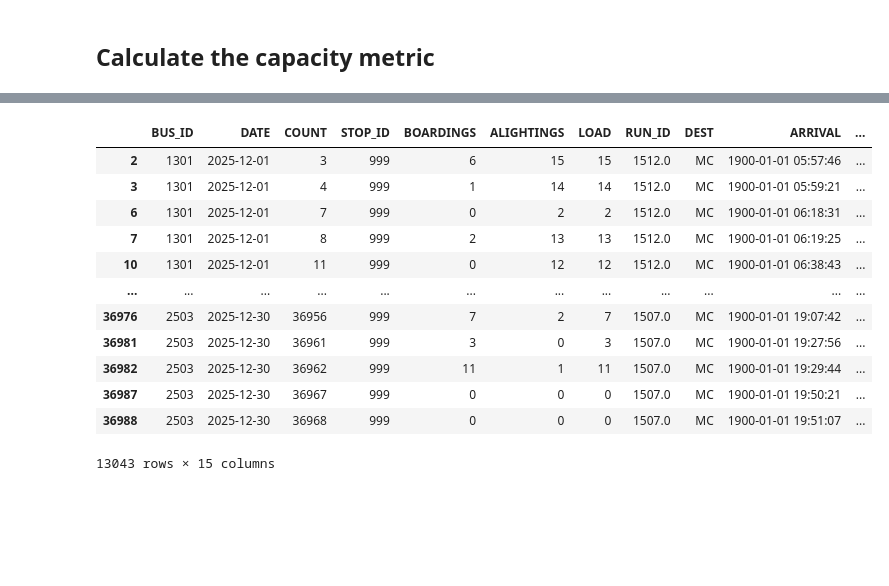
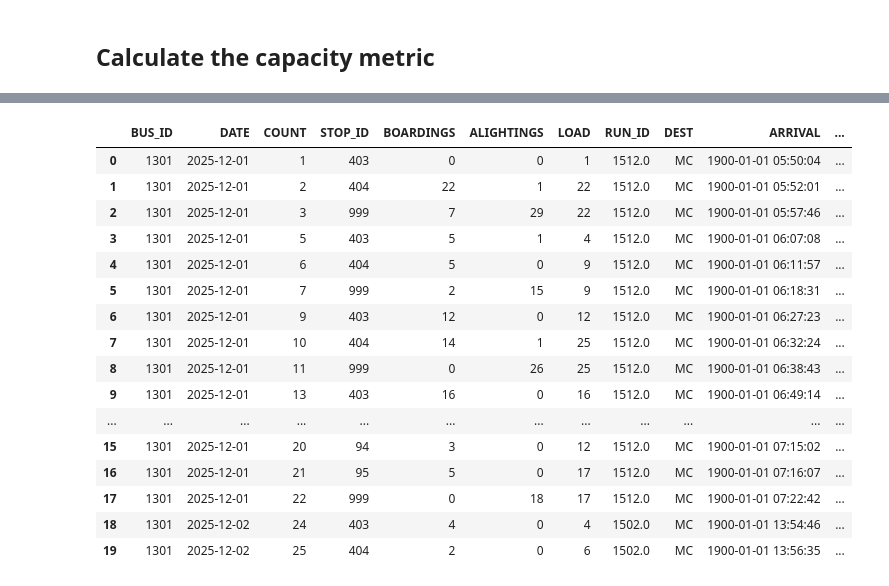
Before and after one commit to morgan1461/WMC-dashboard, a Jupyter notebook: main.ipynb, the cells around one changed output, grey strips where cells are left out. Drawn from its saved outputs; the diff is of its cells as text; code cells hidden in the pictures; blank space fills up the shorter version.

Commit message:
Fix: capacity metric now accurately should calculate based on combined UH and Doan stops

```diff
--- a/main.ipynb
+++ b/main.ipynb
@@ -616,8 +619,6 @@ def combine_uh_doan_stops(df, max_gap_minutes = 5):
 
 #mc_rider = combine_uh_doan_stops(mc_busstate_consolidated)
 # %%
-subset_mc_busstate_consolidated = mc_busstate_consolidated.head(50)
-
-subset_mc_busstate_consolidated
-
-mc_rider = combine_uh_doan_stops(subset_mc_busstate_consolidated)
+mc_rider = combine_uh_doan_stops(mc_busstate_consolidated)
+mc_rider_combined_stop = mc_rider.loc[mc_rider['STOP_ID'] == 999].copy()
+mc_rider_combined_stop
@@ -624,19 +676,20 @@ mc_rider = combine_uh_doan_stops(subset_mc_busstate_consolidated)
 # %%
-# Filtering for combined stop of UH and Doan for ridership
-mc_rider_combined_stop = mc_rider[mc_rider['STOP_ID'] == 999]
-# overwrite existing load col with the max load
-# need to find a way to combine the boarding and alightings for each individual bus across stop 401 and 37...
+mc_rider.head(20)
 # %% [output]
 |  | BUS_ID | DATE | COUNT | STOP_ID | BOARDINGS | ALIGHTINGS | LOAD | RUN_ID | DEST | ARRIVAL | ... |
-| 2 | 1301 | 2025-12-01 | 3 | 999 | 6 | 15 | 15 | 1512.0 | MC | 1900-01-01 05:57:46 | ... |
-| 3 | 1301 | 2025-12-01 | 4 | 999 | 1 | 14 | 14 | 1512.0 | MC | 1900-01-01 05:59:21 | ... |
-| 6 | 1301 | 2025-12-01 | 7 | 999 | 0 | 2 | 2 | 1512.0 | MC | 1900-01-01 06:18:31 | ... |
-| 7 | 1301 | 2025-12-01 | 8 | 999 | 2 | 13 | 13 | 1512.0 | MC | 1900-01-01 06:19:25 | ... |
-| 10 | 1301 | 2025-12-01 | 11 | 999 | 0 | 12 | 12 | 1512.0 | MC | 1900-01-01 06:38:43 | ... |
+| 0 | 1301 | 2025-12-01 | 1 | 403 | 0 | 0 | 1 | 1512.0 | MC | 1900-01-01 05:50:04 | ... |
+| 1 | 1301 | 2025-12-01 | 2 | 404 | 22 | 1 | 22 | 1512.0 | MC | 1900-01-01 05:52:01 | ... |
+| 2 | 1301 | 2025-12-01 | 3 | 999 | 7 | 29 | 22 | 1512.0 | MC | 1900-01-01 05:57:46 | ... |
+| 3 | 1301 | 2025-12-01 | 5 | 403 | 5 | 1 | 4 | 1512.0 | MC | 1900-01-01 06:07:08 | ... |
+| 4 | 1301 | 2025-12-01 | 6 | 404 | 5 | 0 | 9 | 1512.0 | MC | 1900-01-01 06:11:57 | ... |
+| 5 | 1301 | 2025-12-01 | 7 | 999 | 2 | 15 | 9 | 1512.0 | MC | 1900-01-01 06:18:31 | ... |
+| 6 | 1301 | 2025-12-01 | 9 | 403 | 12 | 0 | 12 | 1512.0 | MC | 1900-01-01 06:27:23 | ... |
+| 7 | 1301 | 2025-12-01 | 10 | 404 | 14 | 1 | 25 | 1512.0 | MC | 1900-01-01 06:32:24 | ... |
+| 8 | 1301 | 2025-12-01 | 11 | 999 | 0 | 26 | 25 | 1512.0 | MC | 1900-01-01 06:38:43 | ... |
+| 9 | 1301 | 2025-12-01 | 13 | 403 | 16 | 0 | 16 | 1512.0 | MC | 1900-01-01 06:49:14 | ... |
 | ... | ... | ... | ... | ... | ... | ... | ... | ... | ... | ... | ... |
-| 36976 | 2503 | 2025-12-30 | 36956 | 999 | 7 | 2 | 7 | 1507.0 | MC | 1900-01-01 19:07:42 | ... |
-| 36981 | 2503 | 2025-12-30 | 36961 | 999 | 3 | 0 | 3 | 1507.0 | MC | 1900-01-01 19:27:56 | ... |
-| 36982 | 2503 | 2025-12-30 | 36962 | 999 | 11 | 1 | 11 | 1507.0 | MC | 1900-01-01 19:29:44 | ... |
-| 36987 | 2503 | 2025-12-30 | 36967 | 999 | 0 | 0 | 0 | 1507.0 | MC | 1900-01-01 19:50:21 | ... |
-| 36988 | 2503 | 2025-12-30 | 36968 | 999 | 0 | 0 | 0 | 1507.0 | MC | 1900-01-01 19:51:07 | ... |
+| 15 | 1301 | 2025-12-01 | 20 | 94 | 3 | 0 | 12 | 1512.0 | MC | 1900-01-01 07:15:02 | ... |
+| 16 | 1301 | 2025-12-01 | 21 | 95 | 5 | 0 | 17 | 1512.0 | MC | 1900-01-01 07:16:07 | ... |
+| 17 | 1301 | 2025-12-01 | 22 | 999 | 0 | 18 | 17 | 1512.0 | MC | 1900-01-01 07:22:42 | ... |
+| 18 | 1301 | 2025-12-02 | 24 | 403 | 4 | 0 | 4 | 1502.0 | MC | 1900-01-01 13:54:46 | ... |
+| 19 | 1301 | 2025-12-02 | 25 | 404 | 2 | 0 | 6 | 1502.0 | MC | 1900-01-01 13:56:35 | ... |
-13043 rows × 15 columns
```
Also changed, not shown: parts of 6 cells of this notebook.
